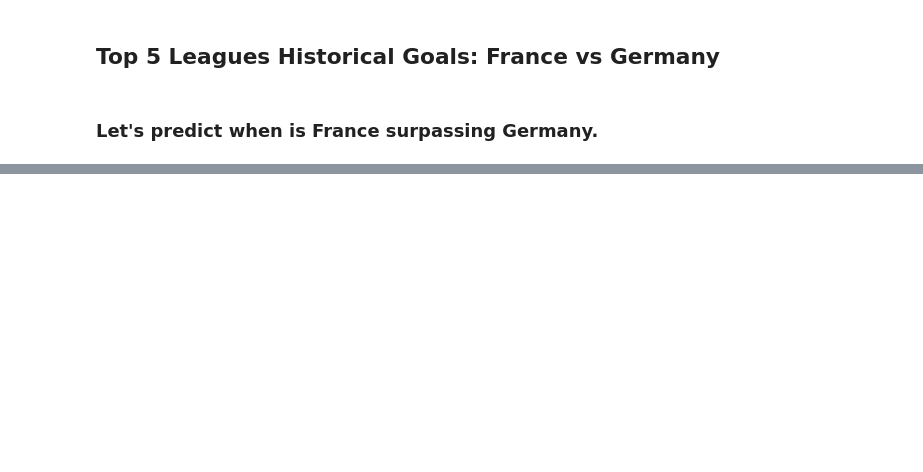
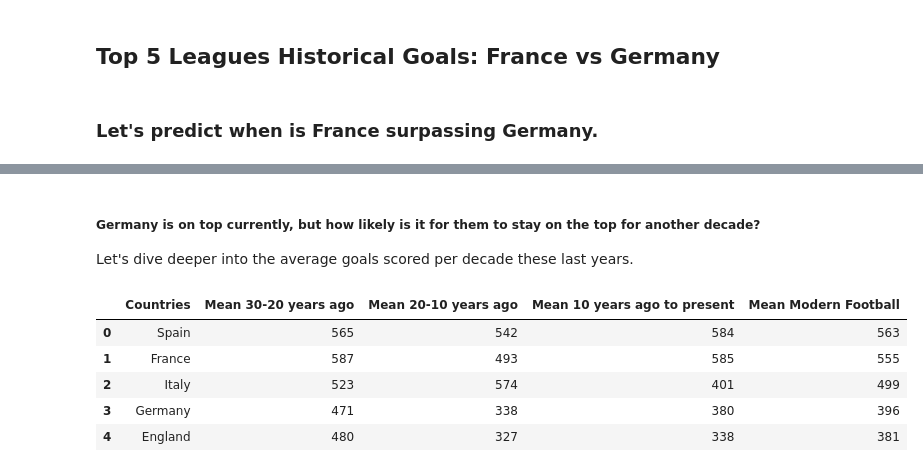
Before and after one commit to jpreyesm03/Data-Science-Fun-Projects, a Jupyter notebook: Top 5 Leagues/france_statistical_analysis.ipynb, the cells around one changed output, grey strips where cells are left out. Cells and saved outputs as stored; diff of their text form; code cells hidden in the pictures; blank space fills up the shorter version.

```diff
--- a/Top 5 Leagues/france_statistical_analysis.ipynb
+++ b/Top 5 Leagues/france_statistical_analysis.ipynb
@@ -176,0 +213,18 @@ germany_this_ten_years = this_ten_years.iloc[0:1, [1,2,3,4,5,6,7,8,9,10]].iloc[0
+# %% [markdown]
+##### Germany is on top currently, but how likely is it for them to stay on the top for another decade?
+Let's dive deeper into the average goals scored per decade these last years.
+# %%
+means_table = pd.concat([thirty_years_ago.iloc[:, [0,-1]], previous_ten_years.iloc[:, [-1]], these_ten_years.iloc[:, [-1]]], axis=1)
+means_table.columns = ["Countries", "Mean 30-20 years ago", "Mean 20-10 years ago", "Mean 10 years ago to present"]
+means_table["Mean Modern Football"] = np.floor(means_table.iloc[:, 1:].mean(axis=1))
+means_table["Mean Modern Football"] = means_table["Mean Modern Football"].astype(int)
+means_table = means_table.sort_values("Mean Modern Football", ascending = False)
+means_table.reset_index(drop=True, inplace=True)
+means_table
+# %% [output]
+|  | Countries | Mean 30-20 years ago | Mean 20-10 years ago | Mean 10 years ago to present | Mean Modern Football |
+| 0 | Spain | 565 | 542 | 584 | 563 |
+| 1 | France | 587 | 493 | 585 | 555 |
+| 2 | Italy | 523 | 574 | 401 | 499 |
+| 3 | Germany | 471 | 338 | 380 | 396 |
+| 4 | England | 480 | 327 | 338 | 381 |
```
Also changed, not shown: parts of 23 cells of this notebook.
